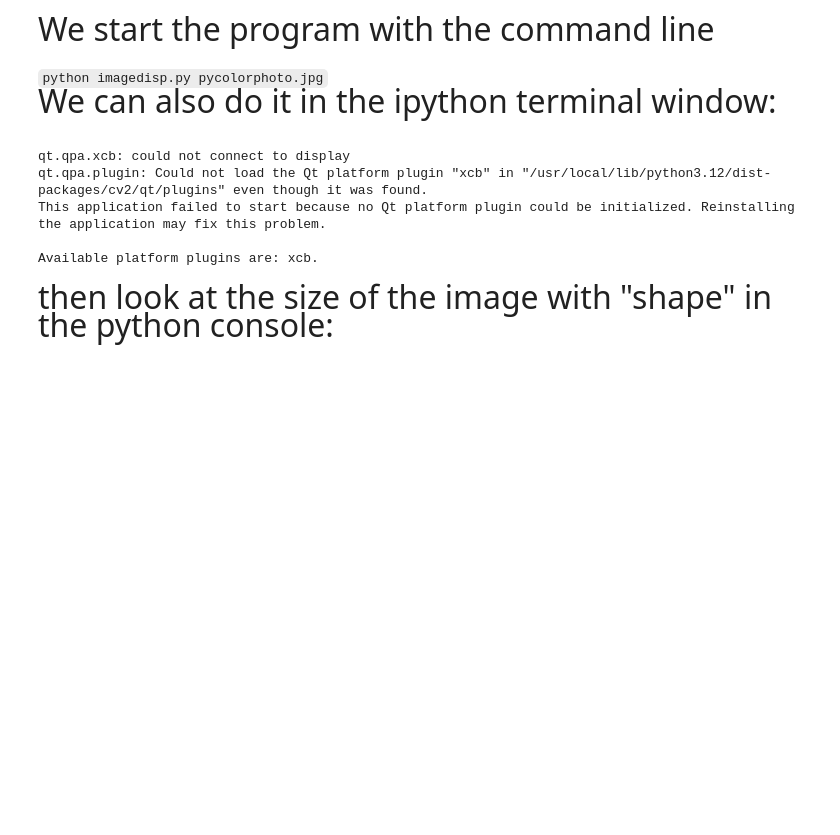
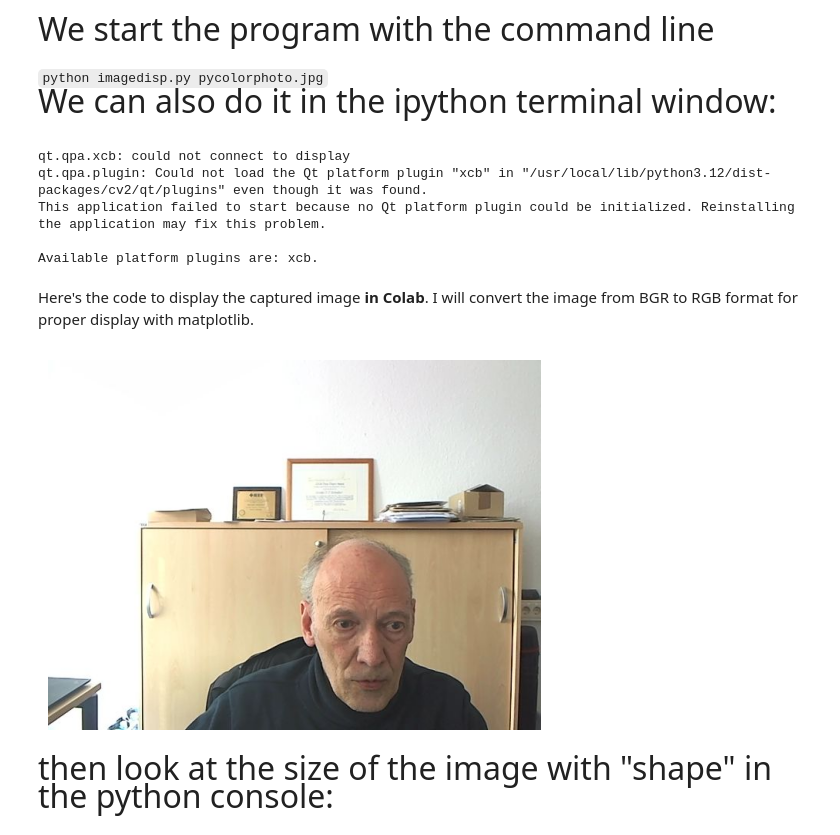
Before and after one commit to TUIlmenauAMS/Videocoding, a Jupyter notebook: LecturesJupterNotebooks/Lecture1/Lecture 1.ipynb, the cells around one changed output. Drawn from its saved outputs; the diff is of its cells as text; code cells hidden in the pictures; blank space fills up the shorter version.

```diff
--- a/LecturesJupterNotebooks/Lecture1/Lecture 1.ipynb
+++ b/LecturesJupterNotebooks/Lecture1/Lecture 1.ipynb
@@ -929,6 +929,19 @@ qt.qpa.plugin: Could not load the Qt platform plugin "xcb" in "/usr/local/lib/py
 This application failed to start because no Qt platform plugin could be initialized. Reinstalling the application may fix this problem.
 
 Available platform plugins are: xcb.
+# %% [markdown]
+Here's the code to display the captured image **in Colab**. I will convert the image from BGR to RGB format for proper display with matplotlib.
+# %%
+import matplotlib.pyplot as plt
+
+# Convert BGR (OpenCV default) to RGB for display with matplotlib
+img_rgb = cv2.cvtColor(img, cv2.COLOR_BGR2RGB)
+
+plt.imshow(img_rgb)
+plt.axis('off')
+plt.show()
+# %% [output]
+[figure, added]
 # %%
 if not inColab:
   import cv2
```
